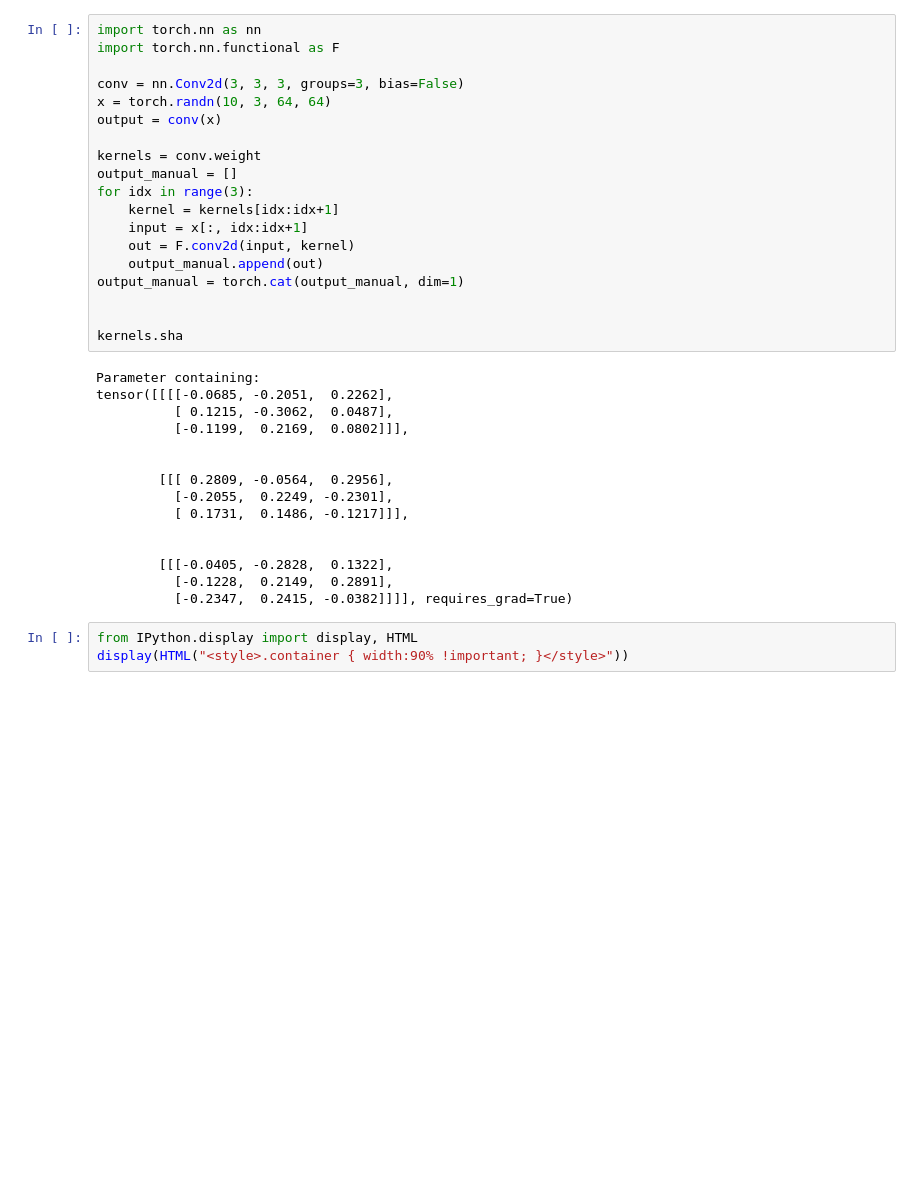
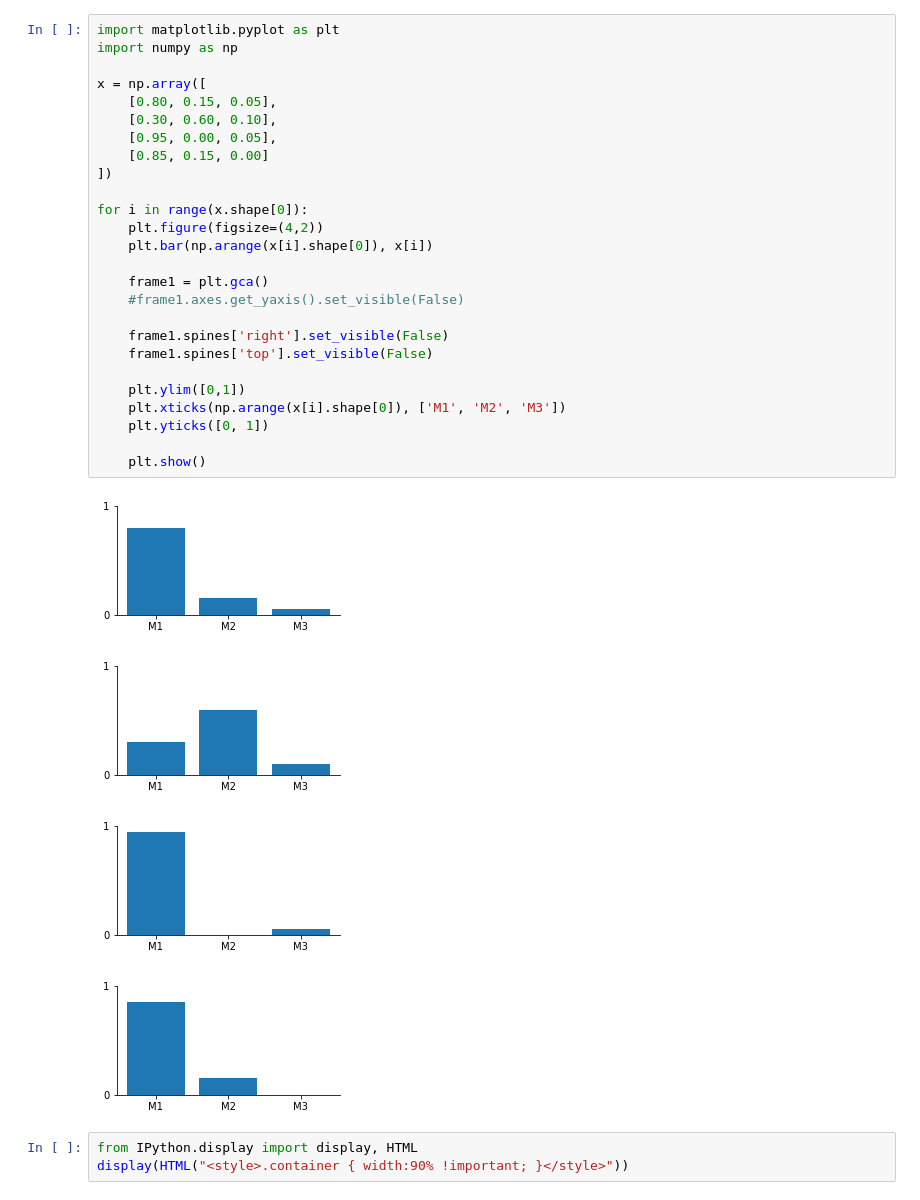
Before and after one commit to edualc/mt_object_recognition, a Jupyter notebook: Debug_VGG19R_Scaling.ipynb, the cells around one changed output. Drawn from its saved outputs; the diff is of its cells as text; blank space fills up the shorter version.

```diff
--- a/Debug_VGG19R_Scaling.ipynb
+++ b/Debug_VGG19R_Scaling.ipynb
@@ -21,37 +1,34 @@ import datetime
-# %%
-import torch.nn as nn
-import torch.nn.functional as F
-
-conv = nn.Conv2d(3, 3, 3, groups=3, bias=False)
-x = torch.randn(10, 3, 64, 64)
-output = conv(x)
-
-kernels = conv.weight
-output_manual = []
-for idx in range(3):
-    kernel = kernels[idx:idx+1]
-    input = x[:, idx:idx+1]
-    out = F.conv2d(input, kernel)
-    output_manual.append(out)
-output_manual = torch.cat(output_manual, dim=1)
-
-
-kernels.sha
-# %% [output]
-Parameter containing:
-tensor([[[[-0.0685, -0.2051,  0.2262],
-          [ 0.1215, -0.3062,  0.0487],
-          [-0.1199,  0.2169,  0.0802]]],
-
-
-        [[[ 0.2809, -0.0564,  0.2956],
-          [-0.2055,  0.2249, -0.2301],
-          [ 0.1731,  0.1486, -0.1217]]],
-
-
-        [[[-0.0405, -0.2828,  0.1322],
-          [-0.1228,  0.2149,  0.2891],
-          [-0.2347,  0.2415, -0.0382]]]], requires_grad=True)
+# %%
+import matplotlib.pyplot as plt
+import numpy as np
+
+x = np.array([
+    [0.80, 0.15, 0.05],
+    [0.30, 0.60, 0.10],
+    [0.95, 0.00, 0.05],
+    [0.85, 0.15, 0.00]
+])
+
+for i in range(x.shape[0]):
+    plt.figure(figsize=(4,2))
+    plt.bar(np.arange(x[i].shape[0]), x[i])
+
+    frame1 = plt.gca()
+    #frame1.axes.get_yaxis().set_visible(False)
+
+    frame1.spines['right'].set_visible(False)
+    frame1.spines['top'].set_visible(False)
+
+    plt.ylim([0,1])
+    plt.xticks(np.arange(x[i].shape[0]), ['M1', 'M2', 'M3'])
+    plt.yticks([0, 1])
+
+    plt.show()
+# %% [output]
+[figure, added]
+[figure, added]
+[figure, added]
+[figure, added]
 # %%
 from IPython.display import display, HTML
 display(HTML("<style>.container { width:90% !important; }</style>"))
```
Also changed, not shown: parts of 3 cells of this notebook, 1 other file.
